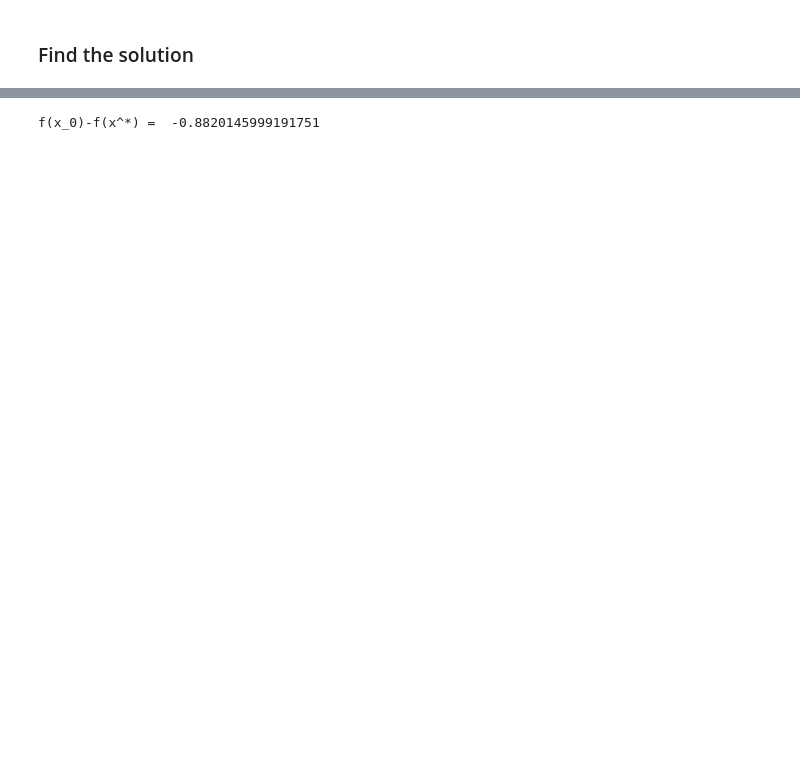
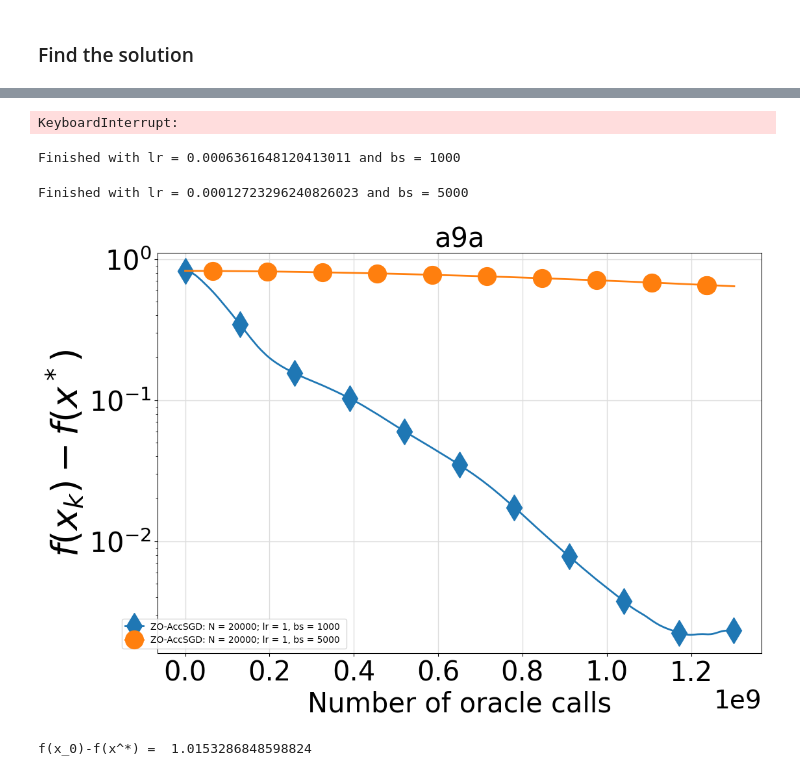
Before and after one commit to MetalistForever/ZO-AccSGD, a Jupyter notebook: experiments_NLLLoss_a9a.ipynb, the cells around one changed output, grey strips where cells are left out. Saved outputs shown, nothing was run; the diff lists cells and outputs as text; code cells hidden in the pictures; blank space fills up the shorter version.

```diff
--- a/experiments_NLLLoss_a9a.ipynb
+++ b/experiments_NLLLoss_a9a.ipynb
@@ -74,3 +115,57 @@ ValueError: failed in converting 7th argument `g' of _lbfgsb.setulb to C/Fortran
+# %%
+%%time
+# tuning_stepsize_param_options_ardfds_e = [1e-1, 2e-2, 3e-2, 4e-2, 5e-2, 6e-2]
+stepsizes = [1, 1e-1, 1e-2]
+batchsizes = [300]
+for step_param in stepsizes:
+    for bs in batchsizes:
+        Our_method = ZO_AccSGD(filename, x_init, args=param, bs=bs, N=N,
+                            f_star=f_star, x_star=x_star, tuning_stepsize_param=step_param)
+        print('Finished with lr = {} and bs = {}'.format(step_param, bs))
+# %% [output]
+KeyboardInterrupt:
+# %%
+batchsizes = [1000, 5000]
+for bs in batchsizes:
+        Our_method = ZO_AccSGD(filename, x_init, args=param, bs=bs, N=N,
+                            f_star=f_star, x_star=x_star, tuning_stepsize_param=1)
+        print('Finished with lr = {} and bs = {}'.format(1 /(L * bs), bs))
+# %% [output]
+Finished with lr = 0.0006361648120413011 and bs = 1000
+Finished with lr = 0.00012723296240826023 and bs = 5000
+# %%
+methods = []
+# rho_list = [1e-1, 2e-2, 3e-2, 4e-2, 5e-2, 6e-2]
+# stepsizes = [1, 1e-1, 1e-2]
+batchsizes = [1000, 5000]
+for bs in batchsizes:
+    methods.append(['Our_algorithm logreg', [1, N, delta, bs],
+                        f"ZO-AccSGD: N = {N}; lr = {1}, bs = {bs} ", None])
+
+
+mode_y = 'func_vals'
+mode_x = 'oracle_calls'
+figsize = (12, 8)
+title_size = 30
+linewidth = 2
+markersize = 20
+legend_size = 10
+xlabel_size = 30
+ylabel_size = 40
+xticks_size = 30
+yticks_size = 30
+sizes = [title_size, linewidth, markersize, legend_size, xlabel_size, ylabel_size, xticks_size, yticks_size]
+title = dataset
+bbox_to_anchor = (0.32,0)
+legend_loc=4
+
+save_fig = [True, filename+"Our_algorithm"+"_delta_"+str(delta)
+            +"_batch_"+str(m)+".pdf"]
+
+args_for_plots = [filename, mode_y, mode_x, figsize, sizes, title, methods, bbox_to_anchor, legend_loc, save_fig]
+make_plots(args_for_plots)
+# %% [output]
+[figure, added]
 # %%
 l2 = 0
 l1 = 0
@@ -85,20 +180,20 @@ f_star = read_solution(dataset, l2, l1)[1]
 
 num_of_non_zeros = 1
 x_init = deepcopy(x_star)
-shift_param = 100.0
+shift_param = 11
 x_init[0:num_of_non_zeros] += shift_param
-N = 50
+N = 20000
 
 filename = dataset+"_init_first_"+str(num_of_non_zeros)+"_shift_"+str(shift_param)
 delta = 0
-t = 1e-3
+t = 1e-8
 param = [negative_loglikelihood_loss, A, y, l2, sparse, sparse_full, L, delta, t]
 
 
 print("f(x_0)-f(x^*) = ", negative_loglikelihood_loss(x_init, [A, y, l2, False, t]) - f_star)
 epsilon = 1e-3
 # %% [output]
-f(x_0)-f(x^*) =  -0.8820145999191751
+f(x_0)-f(x^*) =  1.0153286848598824
 # %%
 %%time
 # tuning_stepsize_param_options_ardfds_e = [1e-1, 2e-2, 3e-2, 4e-2, 5e-2, 6e-2]
```
Also changed, not shown: parts of 5 cells of this notebook.
